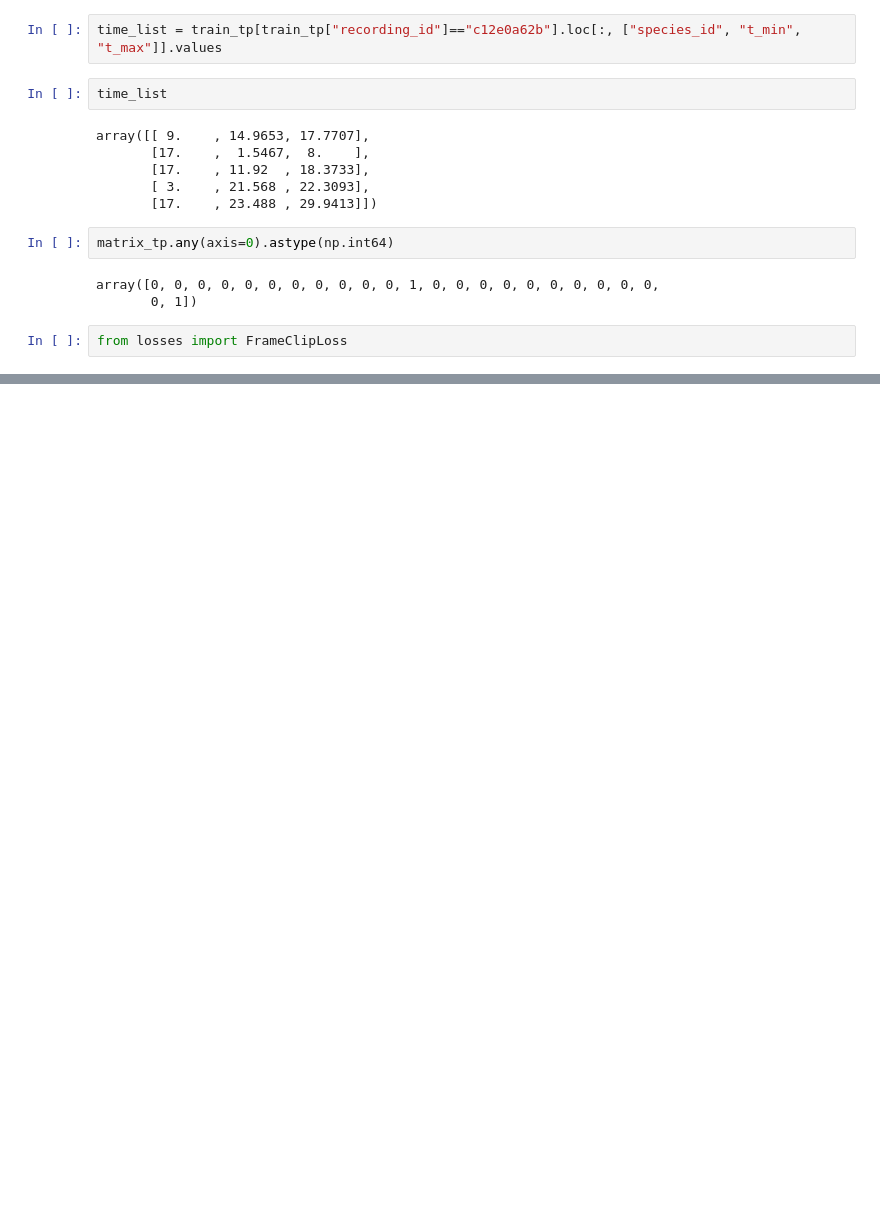
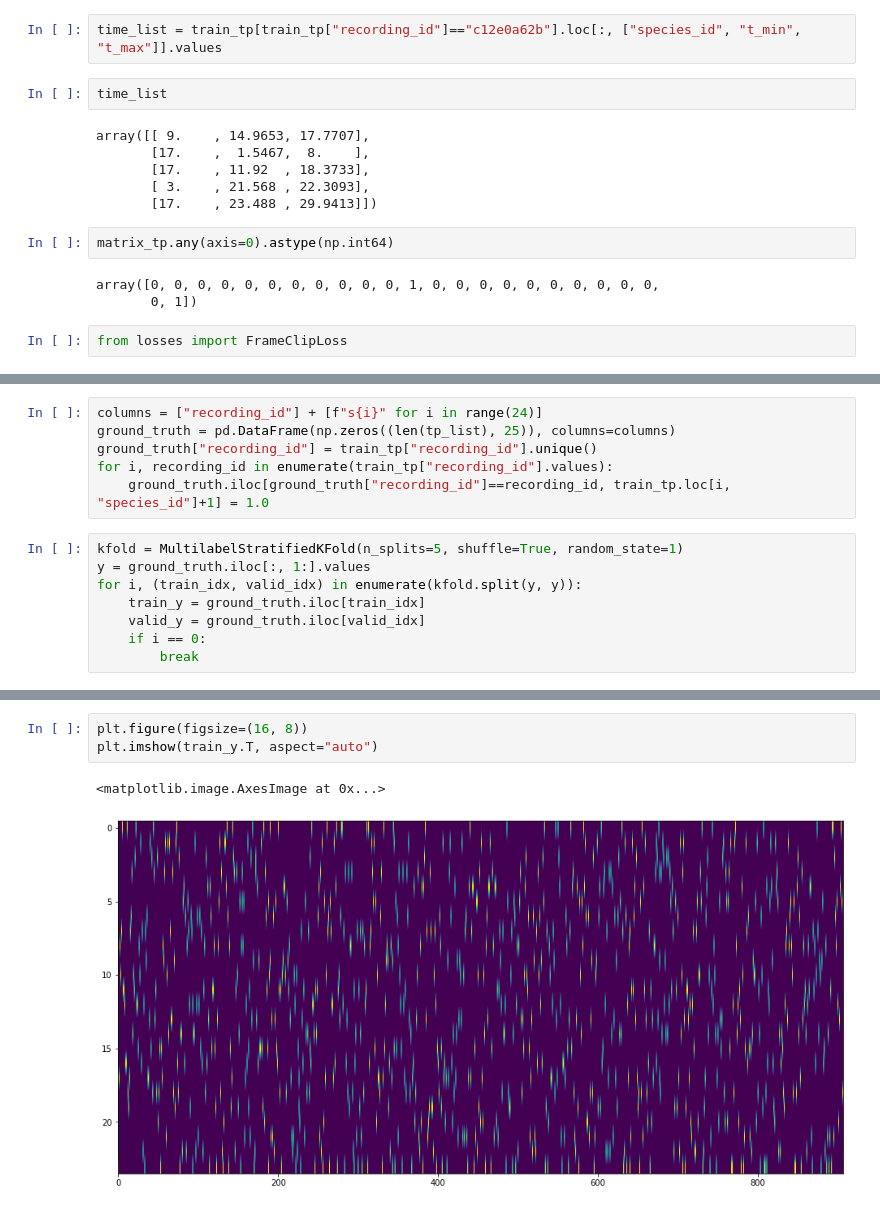
Before and after one commit to ibkuroyagi/Rainforest-Connection-Species-Audio-Detection, a Jupyter notebook: working/EDA.ipynb, the cells around one changed output, grey strips where cells are left out. Cells and saved outputs as stored; diff of their text form; blank space fills up the shorter version.

Commit message:
add trainer

```diff
--- a/working/EDA.ipynb
+++ b/working/EDA.ipynb
@@ -302,0 +284,14 @@ losses.frame_clip_loss.FrameClipLoss
+# %%
+columns = ["recording_id"] + [f"s{i}" for i in range(24)]
+ground_truth = pd.DataFrame(np.zeros((len(tp_list), 25)), columns=columns)
+ground_truth["recording_id"] = train_tp["recording_id"].unique()
+for i, recording_id in enumerate(train_tp["recording_id"].values):
+    ground_truth.iloc[ground_truth["recording_id"]==recording_id, train_tp.loc[i, "species_id"]+1] = 1.0
+# %%
+kfold = MultilabelStratifiedKFold(n_splits=5, shuffle=True, random_state=1)
+y = ground_truth.iloc[:, 1:].values
+for i, (train_idx, valid_idx) in enumerate(kfold.split(y, y)):
+    train_y = ground_truth.iloc[train_idx]
+    valid_y = ground_truth.iloc[valid_idx]
+    if i == 0:
+        break
@@ -302,0 +326,6 @@ losses.frame_clip_loss.FrameClipLoss
+# %%
+plt.figure(figsize=(16, 8))
+plt.imshow(train_y.T, aspect="auto")
+# %% [output]
+<matplotlib.image.AxesImage at 0x...>
+[figure, added]
```
Also changed, not shown: parts of 14 cells of this notebook, 10 other files.
